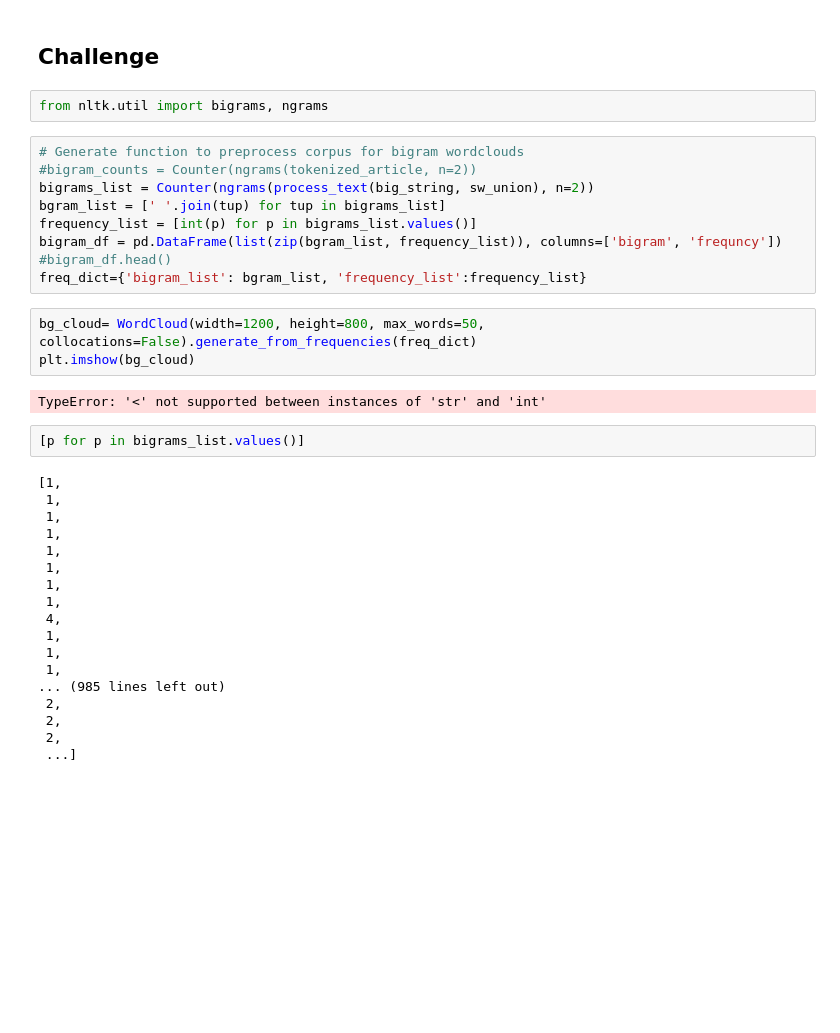
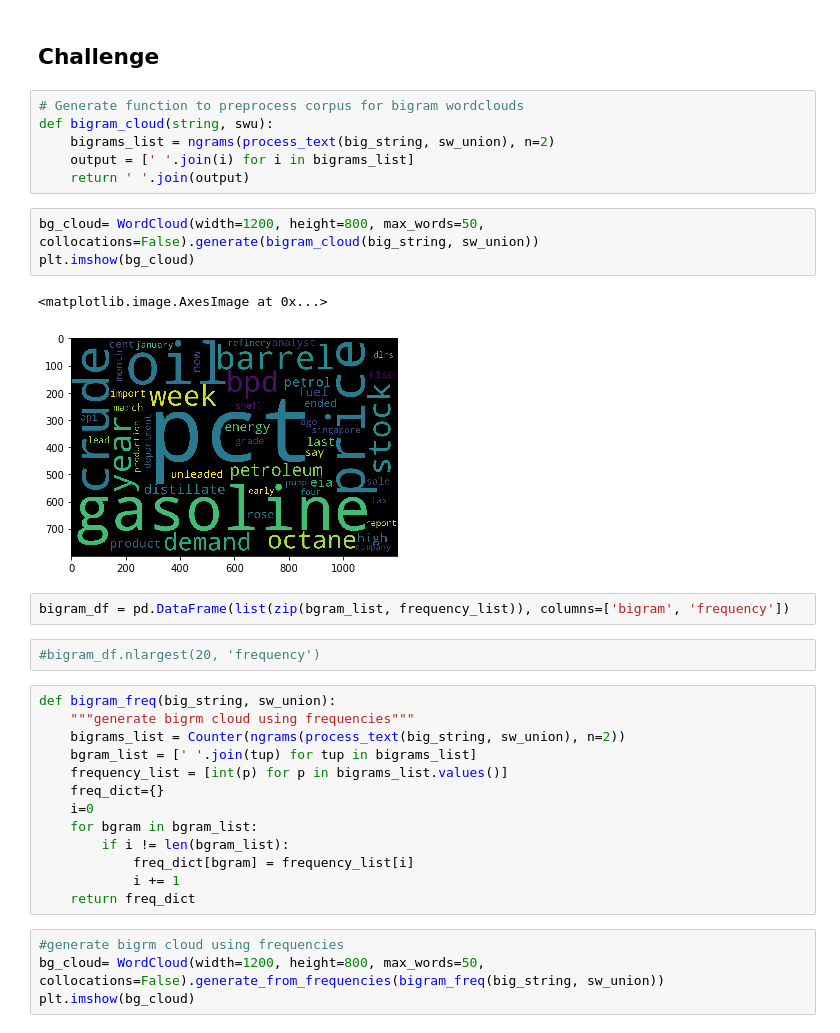
Before and after one commit to pdevalaraju/Machine_Learning_programs, a Jupyter notebook: NLP/gas_cloud.ipynb, the cells around one changed output. Saved outputs shown, nothing was run; the diff lists cells and outputs as text; blank space fills up the shorter version.

Commit message:
updated with frequency

```diff
--- a/NLP/gas_cloud.ipynb
+++ b/NLP/gas_cloud.ipynb
@@ -50,38 +50,35 @@ plt.imshow(wc)
 # %% [markdown]
 ## Challenge
-# %%
-from nltk.util import bigrams, ngrams
+# %%
+# Generate function to preprocess corpus for bigram wordclouds
+def bigram_cloud(string, swu):
+    bigrams_list = ngrams(process_text(big_string, sw_union), n=2)
+    output = [' '.join(i) for i in bigrams_list]
+    return ' '.join(output)
+# %%
+bg_cloud= WordCloud(width=1200, height=800, max_words=50, collocations=False).generate(bigram_cloud(big_string, sw_union))
+plt.imshow(bg_cloud)
+# %% [output]
+<matplotlib.image.AxesImage at 0x...>
+[figure, added]
+# %%
+bigram_df = pd.DataFrame(list(zip(bgram_list, frequency_list)), columns=['bigram', 'frequency'])
+# %%
+#bigram_df.nlargest(20, 'frequency')
 # %%
-# Generate function to preprocess corpus for bigram wordclouds
-#bigram_counts = Counter(ngrams(tokenized_article, n=2))
-bigrams_list = Counter(ngrams(process_text(big_string, sw_union), n=2))
-bgram_list = [' '.join(tup) for tup in bigrams_list]
-frequency_list = [int(p) for p in bigrams_list.values()]
-bigram_df = pd.DataFrame(list(zip(bgram_list, frequency_list)), columns=['bigram', 'frequncy'])
-#bigram_df.head()
-freq_dict={'bigram_list': bgram_list, 'frequency_list':frequency_list}
+def bigram_freq(big_string, sw_union):
+    """generate bigrm cloud using frequencies"""
+    bigrams_list = Counter(ngrams(process_text(big_string, sw_union), n=2))
+    bgram_list = [' '.join(tup) for tup in bigrams_list]
+    frequency_list = [int(p) for p in bigrams_list.values()]
+    freq_dict={}
+    i=0
+    for bgram in bgram_list:
+        if i != len(bgram_list):
+            freq_dict[bgram] = frequency_list[i]
+            i += 1
+    return freq_dict
 # %%
-bg_cloud= WordCloud(width=1200, height=800, max_words=50, collocations=False).generate_from_frequencies(freq_dict)
+#generate bigrm cloud using frequencies
+bg_cloud= WordCloud(width=1200, height=800, max_words=50, collocations=False).generate_from_frequencies(bigram_freq(big_string, sw_union))
 plt.imshow(bg_cloud)
-# %% [output]
-TypeError: '<' not supported between instances of 'str' and 'int'
-# %%
-[p for p in bigrams_list.values()]
-# %% [output]
-[1,
- 1,
- 1,
- 1,
- 1,
- 1,
- 1,
- 1,
- 4,
- 1,
- 1,
- 1,
-... (985 lines left out)
- 2,
- 2,
- 2,
- ...]
```
Also changed, not shown: parts of 2 cells of this notebook.
